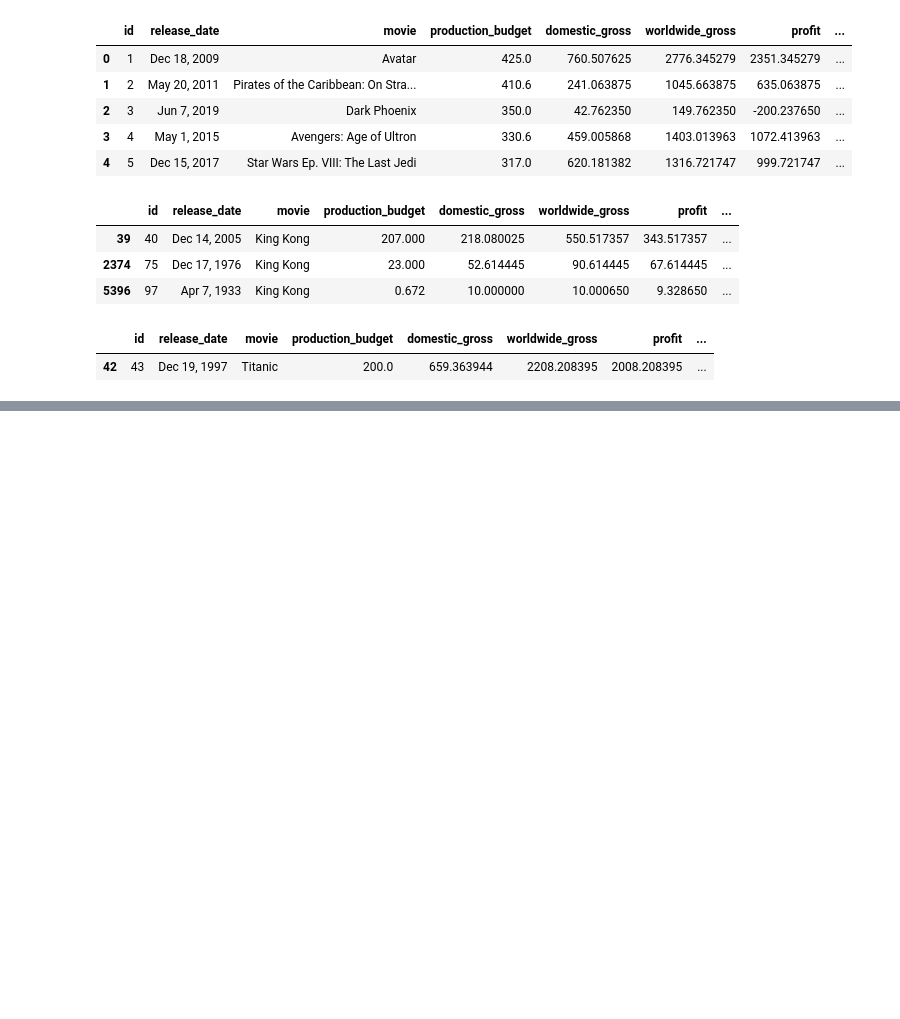
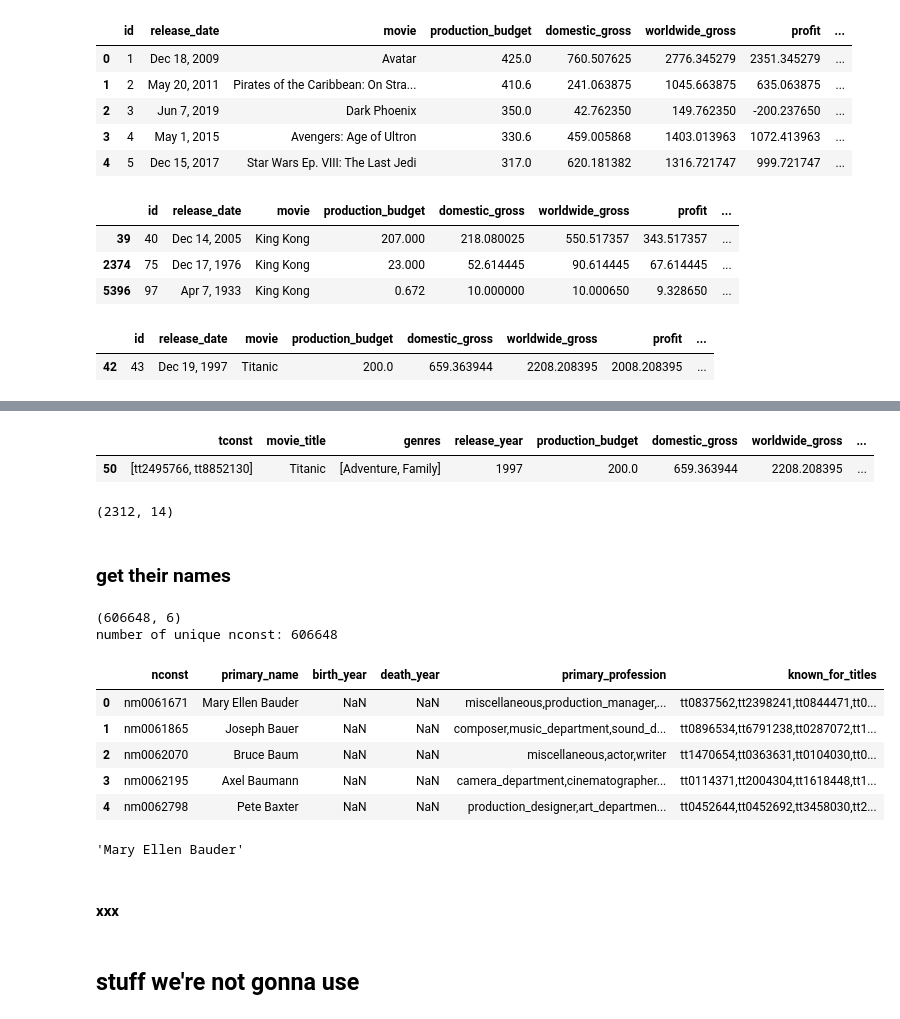
Before and after one commit to jagan-singh/Movie-Analysis-Mod1, a Jupyter notebook: student.ipynb, the cells around one changed output, grey strips where cells are left out. Drawn from its saved outputs; the diff is of its cells as text; code cells hidden in the pictures; blank space fills up the shorter version.

```diff
--- a/student.ipynb
+++ b/student.ipynb
@@ -274,0 +418,27 @@ movie_df.head()
+# %%
+movie_df.loc[(movie_df['movie_title'] == 'Titanic')]
+# %% [output]
+|  | tconst | movie_title | genres | release_year | production_budget | domestic_gross | worldwide_gross | ... |
+| 50 | [tt2495766, tt8852130] | Titanic | [Adventure, Family] | 1997 | 200.0 | 659.363944 | 2208.208395 | ... |
+# %%
+movie_df.shape
+# %% [output]
+(2312, 14)
+# %% [markdown]
+###  get their names
+# %%
+##  and let's get their real names!
+imdb_name_basics = pd.read_csv('zippedData/imdb.name.basics.csv.gz',compression='gzip')
+print(imdb_name_basics.shape)
+print('number of unique nconst: ' + str(len(list(imdb_name_basics.nconst.unique()))))
+imdb_name_basics.head()
+#list(imdb_name_basics.columns)
+# %% [output]
+(606648, 6)
+number of unique nconst: 606648
+|  | nconst | primary_name | birth_year | death_year | primary_profession | known_for_titles |
+| 0 | nm0061671 | Mary Ellen Bauder | NaN | NaN | miscellaneous,production_manager,... | tt0837562,tt2398241,tt0844471,tt0... |
+| 1 | nm0061865 | Joseph Bauer | NaN | NaN | composer,music_department,sound_d... | tt0896534,tt6791238,tt0287072,tt1... |
+| 2 | nm0062070 | Bruce Baum | NaN | NaN | miscellaneous,actor,writer | tt1470654,tt0363631,tt0104030,tt0... |
+| 3 | nm0062195 | Axel Baumann | NaN | NaN | camera_department,cinematographer... | tt0114371,tt2004304,tt1618448,tt1... |
+| 4 | nm0062798 | Pete Baxter | NaN | NaN | production_designer,art_departmen... | tt0452644,tt0452692,tt3458030,tt2... |
@@ -274,0 +460,8 @@ movie_df.head()
+# %%
+names_dict['nm0061671']['primary_name']
+# %% [output]
+'Mary Ellen Bauder'
+# %% [markdown]
+#### xxx
+# %% [markdown]
+##  stuff we're not gonna use
```
Also changed, not shown: parts of 38 cells of this notebook.
